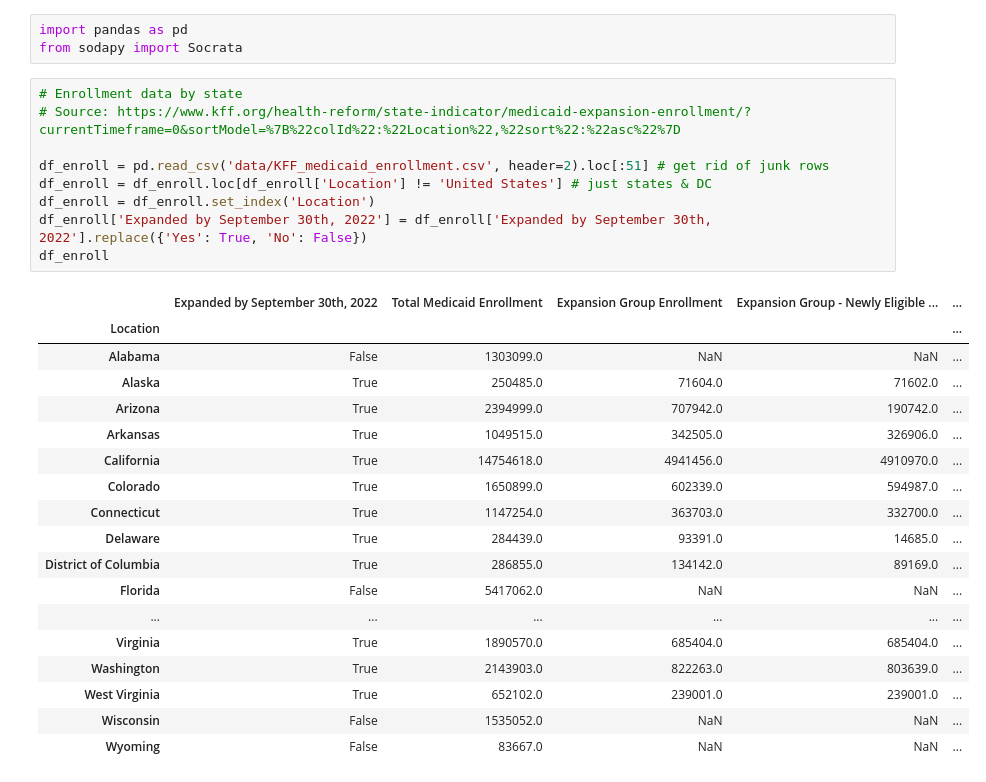
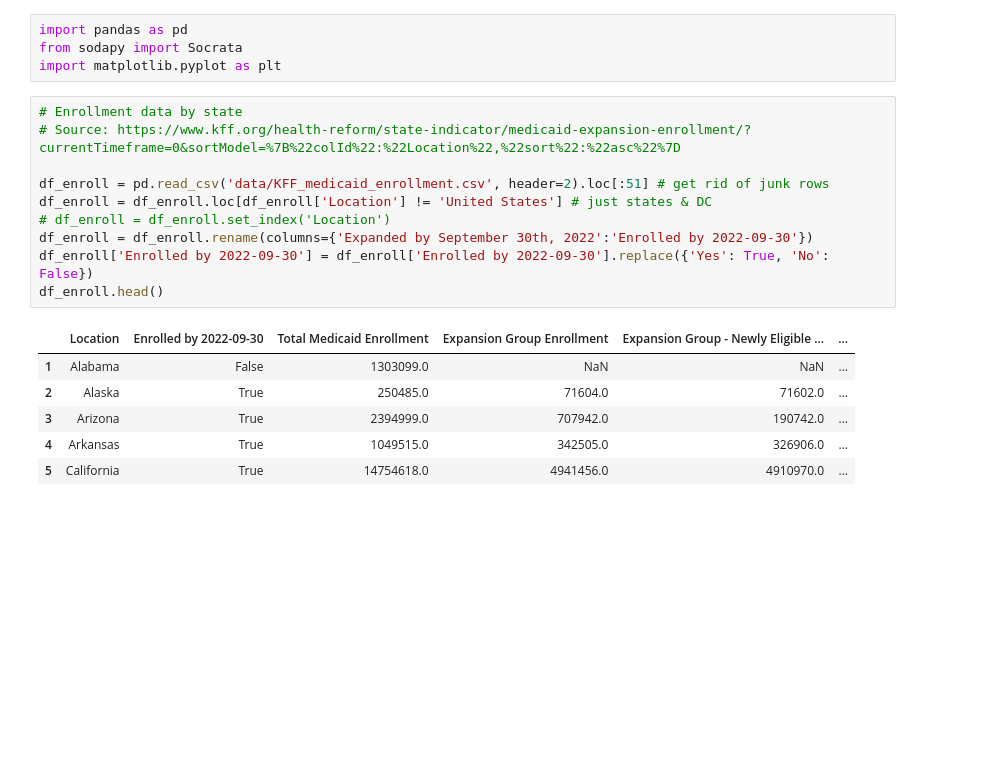
Before and after one commit to bdiamond2/medicaid-expansion-analysis, a Jupyter notebook: medicaid_expansion.ipynb, the cells around one changed output. Cells and saved outputs as stored; diff of their text form; blank space fills up the shorter version.

```diff
--- a/medicaid_expansion.ipynb
+++ b/medicaid_expansion.ipynb
@@ -14,34 +14,24 @@ Note: you may need to restart the kernel to use updated packages.
 # %%
 import pandas as pd
 from sodapy import Socrata
+import matplotlib.pyplot as plt
 # %%
 # Enrollment data by state
 # Source: https://www.kff.org/health-reform/state-indicator/medicaid-expansion-enrollment/?currentTimeframe=0&sortModel=%7B%22colId%22:%22Location%22,%22sort%22:%22asc%22%7D
 
 df_enroll = pd.read_csv('data/KFF_medicaid_enrollment.csv', header=2).loc[:51] # get rid of junk rows
 df_enroll = df_enroll.loc[df_enroll['Location'] != 'United States'] # just states & DC
-df_enroll = df_enroll.set_index('Location')
-df_enroll['Expanded by September 30th, 2022'] = df_enroll['Expanded by September 30th, 2022'].replace({'Yes': True, 'No': False})
-df_enroll
+# df_enroll = df_enroll.set_index('Location')
+df_enroll = df_enroll.rename(columns={'Expanded by September 30th, 2022':'Enrolled by 2022-09-30'})
+df_enroll['Enrolled by 2022-09-30'] = df_enroll['Enrolled by 2022-09-30'].replace({'Yes': True, 'No': False})
+df_enroll.head()
 # %% [output]
-|  | Expanded by September 30th, 2022 | Total Medicaid Enrollment | Expansion Group Enrollment | Expansion Group - Newly Eligible ... | ... |
-| Location |  |  |  |  | ... |
-| Alabama | False | 1303099.0 | NaN | NaN | ... |
-| Alaska | True | 250485.0 | 71604.0 | 71602.0 | ... |
-| Arizona | True | 2394999.0 | 707942.0 | 190742.0 | ... |
-| Arkansas | True | 1049515.0 | 342505.0 | 326906.0 | ... |
-| California | True | 14754618.0 | 4941456.0 | 4910970.0 | ... |
-| Colorado | True | 1650899.0 | 602339.0 | 594987.0 | ... |
-| Connecticut | True | 1147254.0 | 363703.0 | 332700.0 | ... |
-| Delaware | True | 284439.0 | 93391.0 | 14685.0 | ... |
-| District of Columbia | True | 286855.0 | 134142.0 | 89169.0 | ... |
-| Florida | False | 5417062.0 | NaN | NaN | ... |
-| ... | ... | ... | ... | ... | ... |
-| Virginia | True | 1890570.0 | 685404.0 | 685404.0 | ... |
-| Washington | True | 2143903.0 | 822263.0 | 803639.0 | ... |
-| West Virginia | True | 652102.0 | 239001.0 | 239001.0 | ... |
-| Wisconsin | False | 1535052.0 | NaN | NaN | ... |
-| Wyoming | False | 83667.0 | NaN | NaN | ... |
+|  | Location | Enrolled by 2022-09-30 | Total Medicaid Enrollment | Expansion Group Enrollment | Expansion Group - Newly Eligible ... | ... |
+| 1 | Alabama | False | 1303099.0 | NaN | NaN | ... |
+| 2 | Alaska | True | 250485.0 | 71604.0 | 71602.0 | ... |
+| 3 | Arizona | True | 2394999.0 | 707942.0 | 190742.0 | ... |
+| 4 | Arkansas | True | 1049515.0 | 342505.0 | 326906.0 | ... |
+| 5 | California | True | 14754618.0 | 4941456.0 | 4910970.0 | ... |
 # %%
 # Life expectancy by state (2010-2015)
 # Docs: https://dev.socrata.com/foundry/data.cdc.gov/5h56-n989
```
Also changed, not shown: parts of 7 cells of this notebook.
